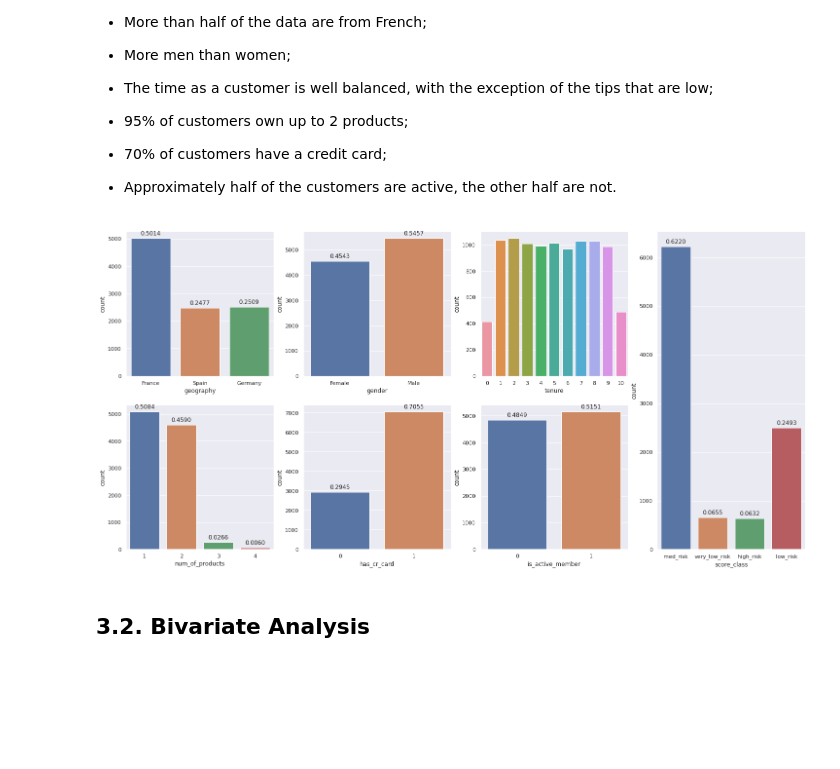
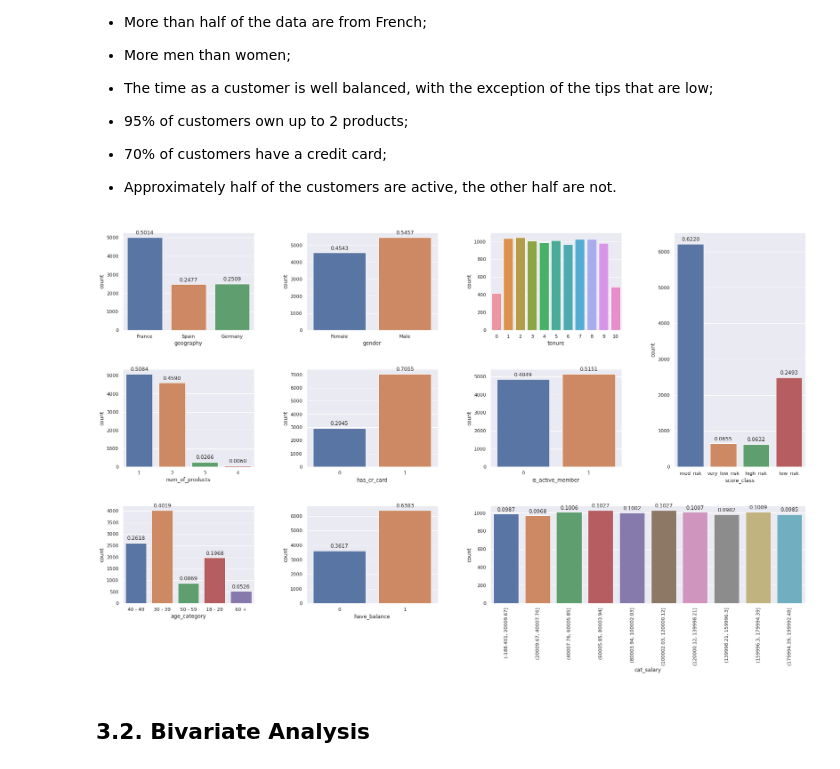
Before and after one commit to tadeucbm/churn_predict, a Jupyter notebook: notebooks/c1_churn_predict.ipynb, the cells around one changed output. Saved outputs shown, nothing was run; the diff lists cells and outputs as text; code cells hidden in the pictures; blank space fills up the shorter version.

```diff
--- a/notebooks/c1_churn_predict.ipynb
+++ b/notebooks/c1_churn_predict.ipynb
@@ -483,37 +497,57 @@ plot_dist(aux_2, title='Count score_account without 0 values')
 - Approximately half of the customers are active, the other half are not.
 # %%
 # create grid
-grid = plt.GridSpec(2, 4)
+grid = plt.GridSpec(3, 4)
 
 # print countplot geography
 plt.subplot(grid[0, 0])
-plot_cat(cat_attributes['geography'])
+plot_cat(df3['geography'])
 
 # print countplot gender
 plt.subplot(grid[0, 1])
-plot_cat(cat_attributes['gender'])
+plot_cat(df3['gender'])
 
 # print countplot tenure
 plt.subplot(grid[0, 2])
-plot_cat(cat_attributes['tenure'], annot=False)
+plot_cat(df3['tenure'], annot=False)
 
 # print countplot num_of_products
 plt.subplot(grid[1, 0])
-plot_cat(cat_attributes['num_of_products'])
+plot_cat(df3['num_of_products'])
 
 # print countplot has_cr_card
 plt.subplot(grid[1, 1])
-plot_cat(cat_attributes['has_cr_card'])
+plot_cat(df3['has_cr_card'])
 
 # print countplot is_active_member
 plt.subplot(grid[1, 2])
-plot_cat(cat_attributes['is_active_member'])
+plot_cat(df3['is_active_member'])
 
 # print countplot is_active_member
-plt.subplot(grid[:, 3])
+plt.subplot(grid[2, 0])
+plot_cat(df3['age_category'])
+
+# print countplot is_active_member
+plt.subplot(grid[2, 1])
+plot_cat(df3['have_balance'])
+
+# print countplot is_active_member
+plt.subplot(grid[2, 2:4])
+plot_cat(df3['cat_salary'])
+plt.xticks(rotation=90)
+
+# print countplot is_active_member
+plt.subplot(grid[0:2, 3])
 plot_cat(df3['score_class'])
+
+plt.subplots_adjust(left=0.125,
+                    bottom=0.01,
+                    right=1,
+                    top=1,
+                    wspace=0.4,
+                    hspace=0.40)
 # %% [output]
-[figure, old version]
+[figure, new version]
 # %% [markdown]
 ## 3.2. Bivariate Analysis
 # %% [markdown]
```
Also changed, not shown: parts of 16 cells of this notebook.
